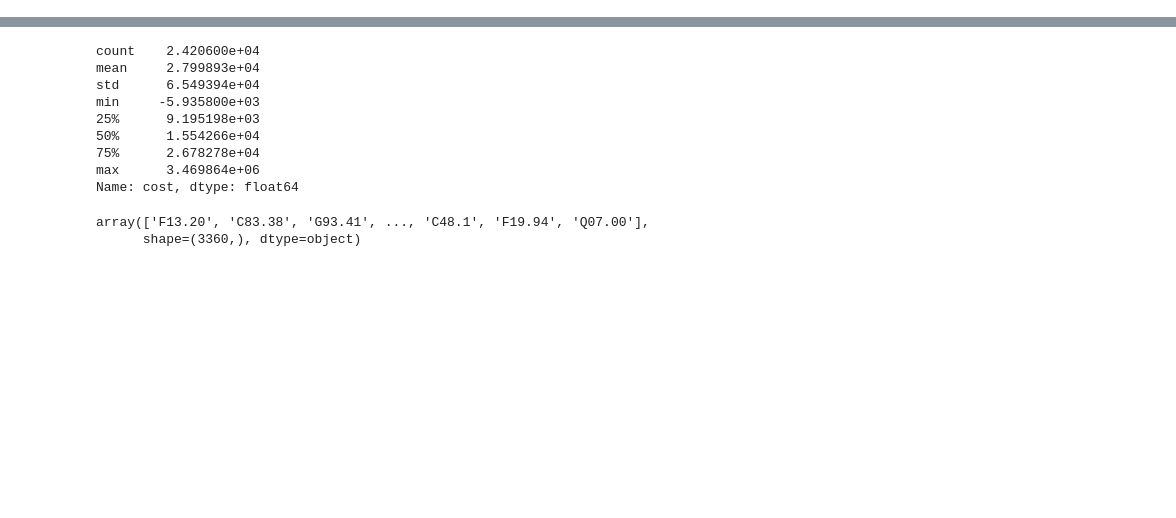
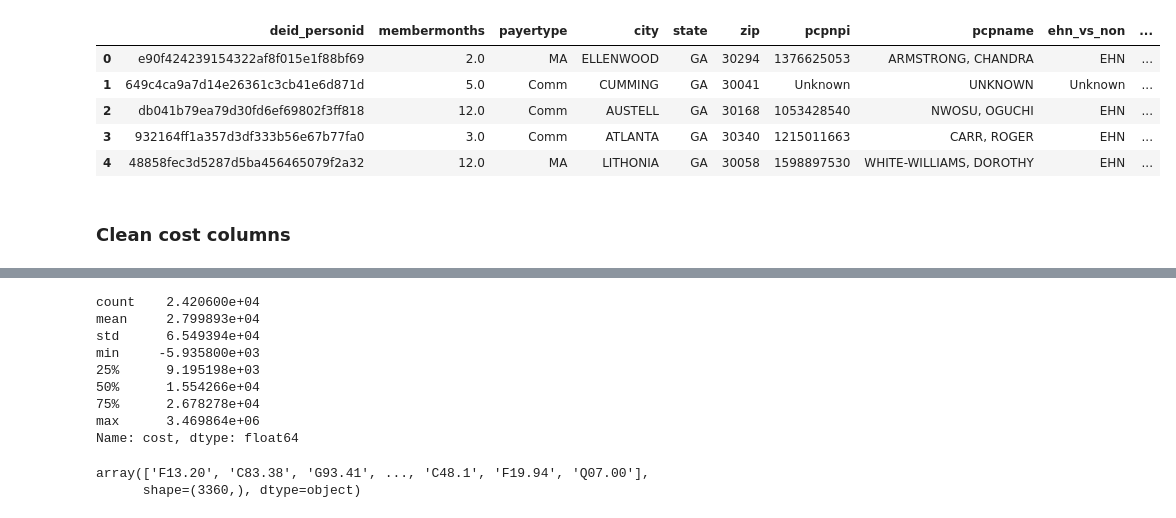
Before and after one commit to phdnguyen/ISYE-6748, a Jupyter notebook: notebooks/test.ipynb, the cells around one changed output, grey strips where cells are left out. Drawn from its saved outputs; the diff is of its cells as text; code cells hidden in the pictures; blank space fills up the shorter version.

```diff
--- a/notebooks/test.ipynb
+++ b/notebooks/test.ipynb
@@ -1,3 +1,5 @@
 # %%
 import pandas as pd
+# %%
+pd.set_option('display.max_columns', None)
 # %%
@@ -5,0 +48,11 @@ gt_op = pd.read_csv('../../data/raw/ehn_gt_outpatient_20251223000.csv')
+# %%
+risks.head()
+# %% [output]
+|  | deid_personid | membermonths | payertype | city | state | zip | pcpnpi | pcpname | ehn_vs_non | ... |
+| 0 | e90f424239154322af8f015e1f88bf69 | 2.0 | MA | ELLENWOOD | GA | 30294 | 1376625053 | ARMSTRONG, CHANDRA | EHN | ... |
+| 1 | 649c4ca9a7d14e26361c3cb41e6d871d | 5.0 | Comm | CUMMING | GA | 30041 | Unknown | UNKNOWN | Unknown | ... |
+| 2 | db041b79ea79d30fd6ef69802f3ff818 | 12.0 | Comm | AUSTELL | GA | 30168 | 1053428540 | NWOSU, OGUCHI | EHN | ... |
+| 3 | 932164ff1a357d3df333b56e67b77fa0 | 3.0 | Comm | ATLANTA | GA | 30340 | 1215011663 | CARR, ROGER | EHN | ... |
+| 4 | 48858fec3d5287d5ba456465079f2a32 | 12.0 | MA | LITHONIA | GA | 30058 | 1598897530 | WHITE-WILLIAMS, DOROTHY | EHN | ... |
+# %% [markdown]
+### Clean cost columns
```
Also changed, not shown: parts of 14 cells of this notebook, 5 other files.
